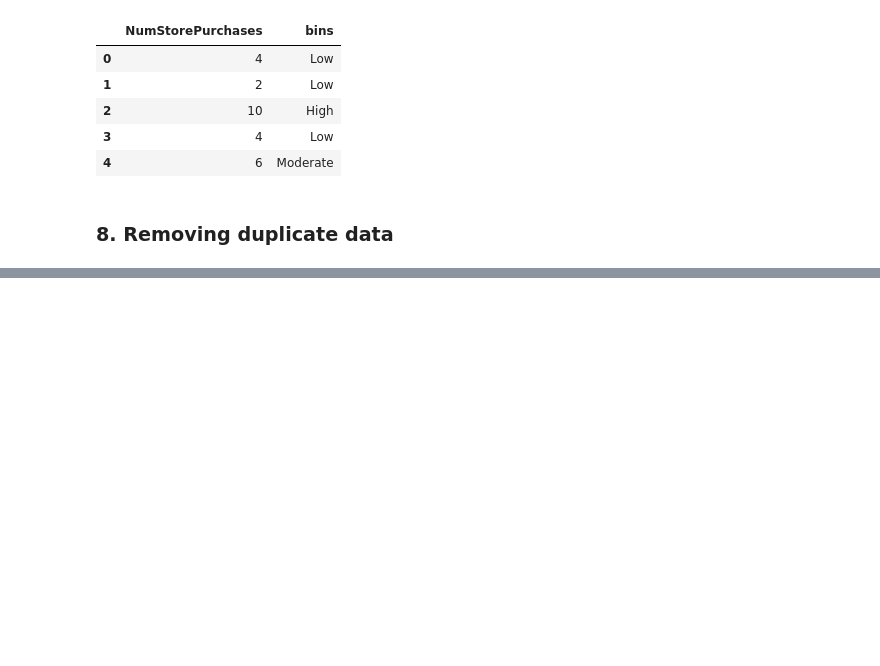
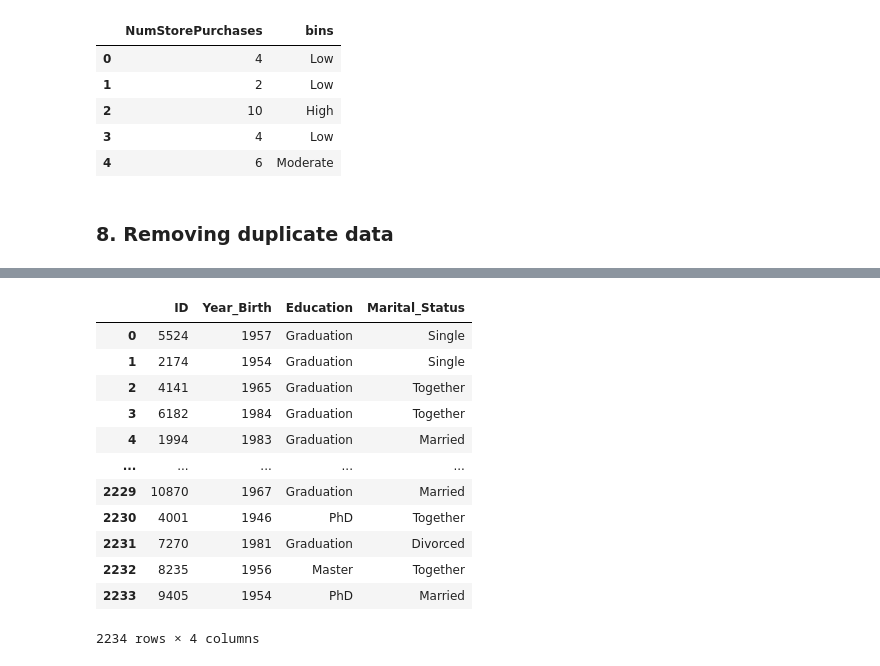
Before and after one commit to Mutiu123/The_EDA_with_Python, a Jupyter notebook: EDA_Book_Samples.ipynb, the cells around one changed output, grey strips where cells are left out. Drawn from its saved outputs; the diff is of its cells as text; code cells hidden in the pictures; blank space fills up the shorter version.

```diff
--- a/EDA_Book_Samples.ipynb
+++ b/EDA_Book_Samples.ipynb
@@ -775,0 +864,16 @@ marketing_data[['NumStorePurchases','bins']].head()
+# %%
+marketing_data
+# %% [output]
+|  | ID | Year_Birth | Education | Marital_Status |
+| 0 | 5524 | 1957 | Graduation | Single |
+| 1 | 2174 | 1954 | Graduation | Single |
+| 2 | 4141 | 1965 | Graduation | Together |
+| 3 | 6182 | 1984 | Graduation | Together |
+| 4 | 1994 | 1983 | Graduation | Married |
+| ... | ... | ... | ... | ... |
+| 2229 | 10870 | 1967 | Graduation | Married |
+| 2230 | 4001 | 1946 | PhD | Together |
+| 2231 | 7270 | 1981 | Graduation | Divorced |
+| 2232 | 8235 | 1956 | Master | Together |
+| 2233 | 9405 | 1954 | PhD | Married |
+2234 rows × 4 columns
```
Also changed, not shown: parts of 58 cells of this notebook.
